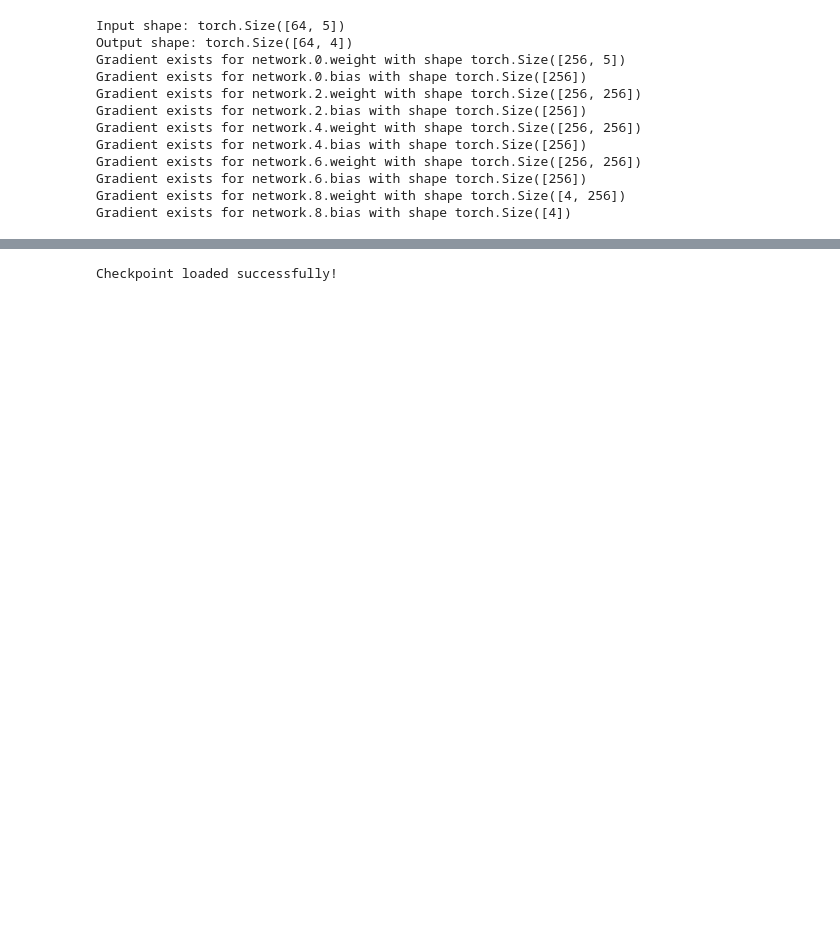
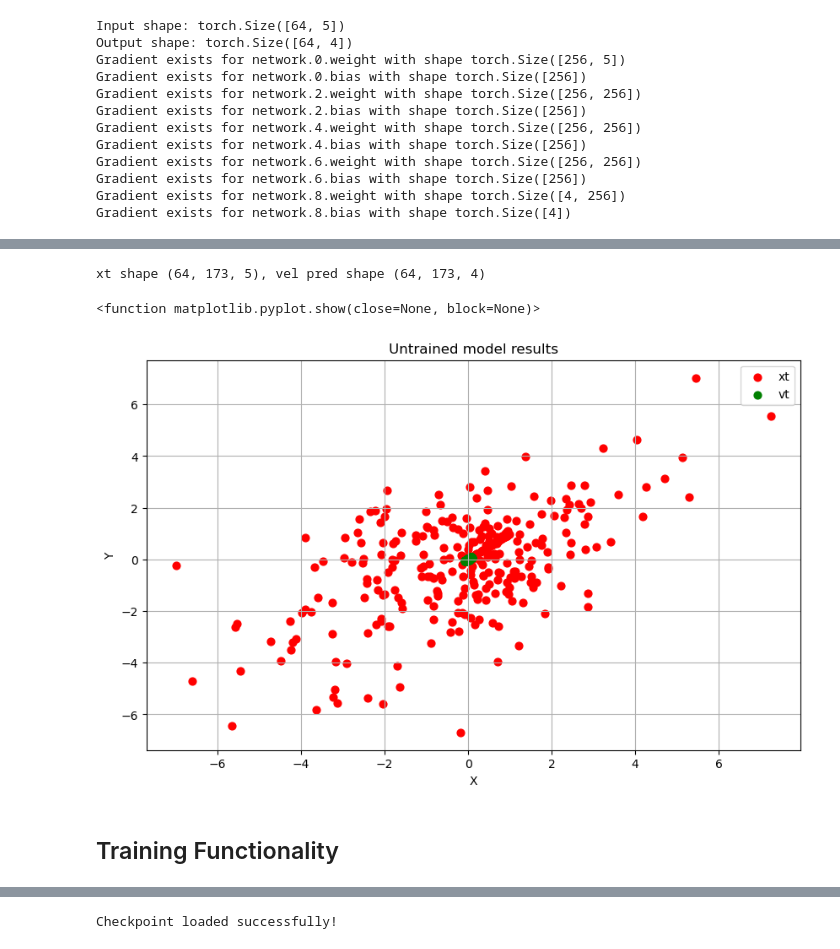
Before and after one commit to MortenHS/FlowMatching, a Jupyter notebook: cfm.ipynb, the cells around one changed output, grey strips where cells are left out. Saved outputs shown, nothing was run; the diff lists cells and outputs as text; code cells hidden in the pictures; blank space fills up the shorter version.

```diff
--- a/cfm.ipynb
+++ b/cfm.ipynb
@@ -220,5 +237,49 @@ Velocity Prediction Sample: tensor([-0.0662,  0.0349, -0.0019, -0.0172], device=
        grad_fn=<SelectBackward0>)
 Shape: torch.Size([4])
+# %%
+def show_untrained_model(sigma_init, dataLoader):
+    sigma = sigma_init # How much noise is added when interpolating, calculated earlier
+
+    traj_dim = 4 # [xpos, ypos, xvel, yvel]
+    flow_model = TrajectoryFlowModel(traj_dim).to(device)
+
+    for batch in tqdm(dataLoader, desc=f"Training Progress"):
+        observations = batch['observations'].to(device)
+        x1 = observations
+        x0 = torch.rand_like(x1).to(device)
+        t = torch.rand((x1.shape[0],), device=device)
+
+        t, xt, ut = sample_and_compute(x0, x1, t, sigma)
+
+        t_expanded = t[:, None, None].expand(-1, xt.shape[1], -1)
+        xt = torch.cat([xt, t_expanded], dim=-1).to(device, dtype=torch.float32)
+
+        vt = flow_model(xt)
+    print(type(vt), type(xt))
+    return vt, xt
+vt_u, xt_u = show_untrained_model(sigma_init, dataLoader)
+# %%
+xt_u = xt_u.cpu().numpy()
+
+vt_u = vt_u.detach().cpu().numpy()
+
+print(f"xt_u shape {xt_u.shape}, vel pred shape {vt_u.shape}")
+
+plt.figure(figsize=(10, 6))
+plt.scatter(xt_u[:, 0], xt_u[:, 1], color='red', alpha=1, s=40, label='xt_u')
+plt.scatter(vt_u[:, 0], vt_u[:, 1], color='green', alpha=1, s=40, label='vt_u')
+plt.title("Untrained model results")
+plt.xlabel('X')
+plt.ylabel('Y')
+plt.grid()
+plt.legend()
+plt.show
+# %% [output]
+xt shape (64, 173, 5), vel pred shape (64, 173, 4)
+<function matplotlib.pyplot.show(close=None, block=None)>
+[figure, added]
+# %% [markdown]
+## Training Functionality
 # %%
 observation_lst = []
 max_batches = 20
```
Also changed, not shown: parts of 36 cells of this notebook, 2 other files.
